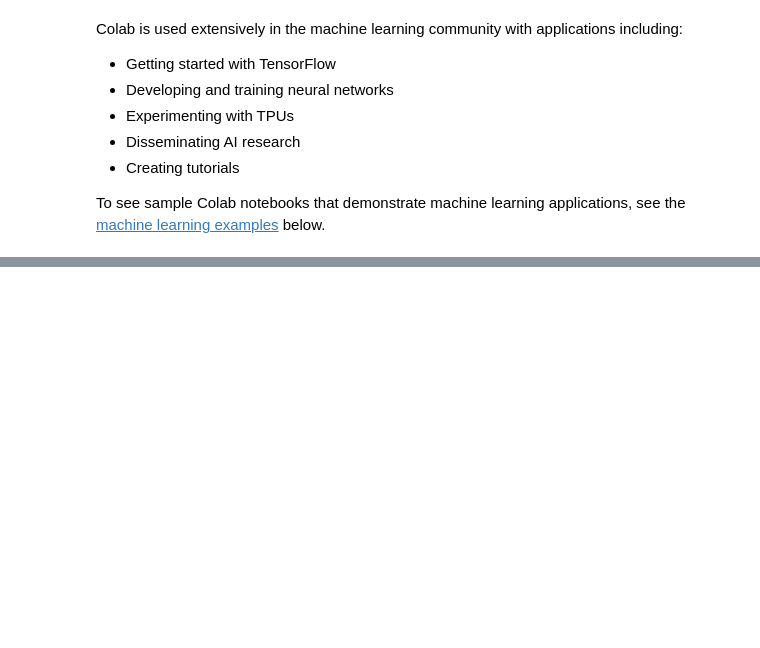
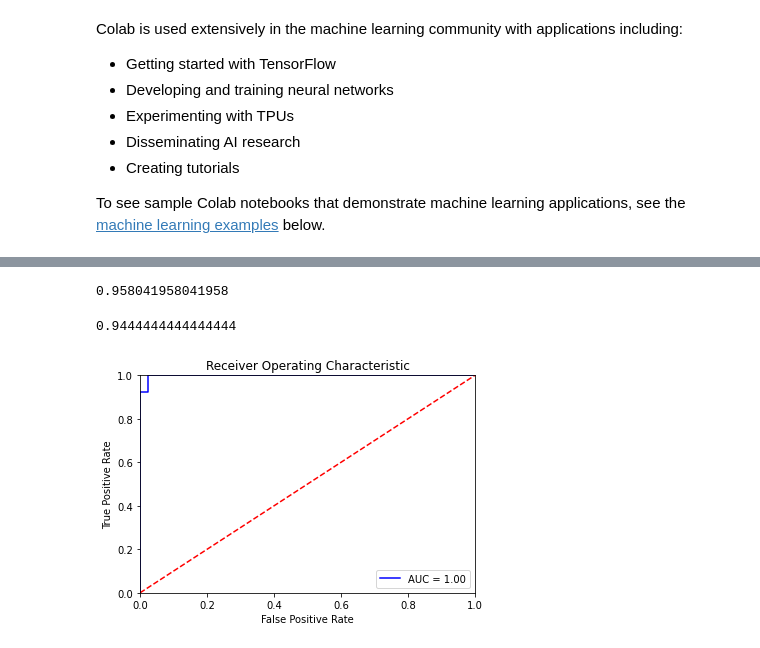
Before and after one commit to Muyikem21/Sunday_INFO5502_Spring2022, a Jupyter notebook: Welcome_To_Colaboratory.ipynb, the cells around one changed output, grey strips where cells are left out. Cells and saved outputs as stored; diff of their text form; code cells hidden in the pictures; blank space fills up the shorter version.

```diff
--- a/Welcome_To_Colaboratory.ipynb
+++ b/Welcome_To_Colaboratory.ipynb
@@ -210,0 +137,10 @@ The model's accuracy is 59.4%.
+# %%
+#Import the modules needed for the algorithm executions.
+import random
+import numpy as np
+import pandas as pd
+import matplotlib.pyplot as plt
+#Read the data set using pd
+cb=pd.read_csv('data-breastCancer.csv')
+#Viewing the five rows of the data.
+cb.head()
@@ -210,0 +155,6 @@ The model's accuracy is 59.4%.
+# %%
+# Removing the "Unnamed:32" and "id".
+cb1=cb.drop(['Unnamed: 32'], axis=1 )
+cb2=cb1.drop(['id'], axis=1)
+#Converting the target variables to binary.
+cb2['diagnosis'] = cb2['diagnosis'].map({'M':1, 'B':0})
@@ -210,0 +206,10 @@ The model's accuracy is 59.4%.
+# %%
+#Defining inputs and response variables.
+y=cb2.diagnosis
+x=cb2.drop(['diagnosis'], axis=1)
+#Import the modules needed for splitting the data into train and test.
+from sklearn.model_selection import train_test_split
+x_train, x_test, y_train, y_test = train_test_split(x, y, test_size = .25, random_state = 42)
+#Checking the shape of X and Y
+print(x_train.shape)
+print(y_train.shape)
@@ -210,0 +256,30 @@ The model's accuracy is 59.4%.
+# %%
+# Display accuracy score
+accuracy_score(y_test, prediction)
+# %% [output]
+0.958041958041958
+# %%
+# Display F1 score
+f1_score(y_test,prediction)
+# %% [output]
+0.9444444444444444
+# %%
+#Import the module for the ROC curve.
+from sklearn.metrics import roc_curve, auc
+import sklearn.metrics as metrics
+# calculate the fpr and tpr for all thresholds of the classification
+probs = rfm.predict_proba(x_test)
+preds = probs[:,1]
+fpr, tpr, threshold = metrics.roc_curve(y_test, preds)
+roc_auc = metrics.auc(fpr, tpr)
+plt.title('Receiver Operating Characteristic')
+plt.plot(fpr, tpr, 'b', label = 'AUC = %0.2f' % roc_auc)
+plt.legend(loc = 'lower right')
+plt.plot([0, 1], [0, 1],'r--')
+plt.xlim([0, 1])
+plt.ylim([0, 1])
+plt.ylabel('True Positive Rate')
+plt.xlabel('False Positive Rate')
+plt.show()
+# %% [output]
+[figure, added]
```
Also changed, not shown: parts of 11 cells of this notebook.
